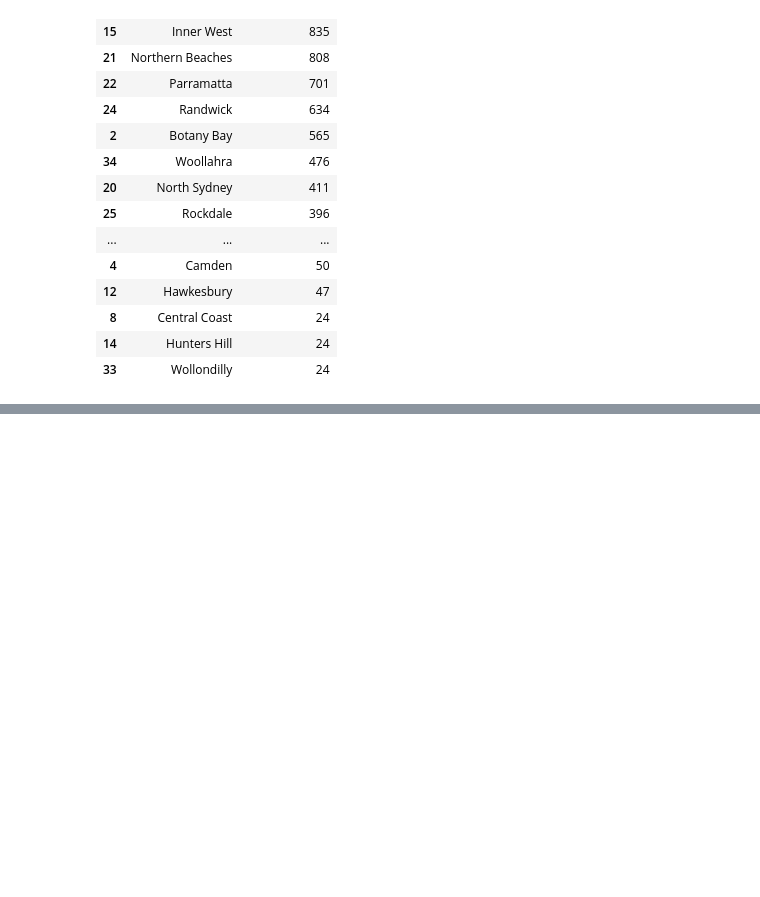
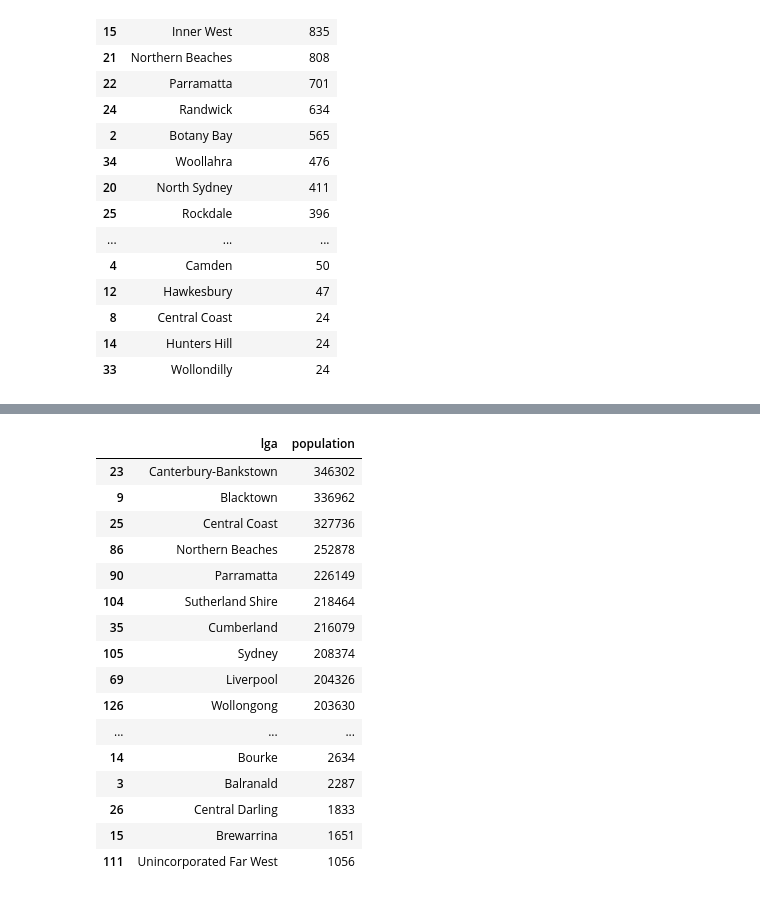
Before and after one commit to desultir/capstone, a Jupyter notebook: notebooks/rn/tweet_aggregation.ipynb, the cells around one changed output, grey strips where cells are left out. Drawn from its saved outputs; the diff is of its cells as text; code cells hidden in the pictures; blank space fills up the shorter version.

```diff
--- a/notebooks/rn/tweet_aggregation.ipynb
+++ b/notebooks/rn/tweet_aggregation.ipynb
@@ -114,0 +137,22 @@ tweeters_aggdf.sort_values(by='total_tweeters',ascending=False)
+# %%
+demographics_df = pd.read_csv('../../data/clean/2016_demographics.csv')
+demographics_df.rename(columns={'Tot_P_P_G01': 'population'}, inplace=True)
+demographics_df[['lga','population']].sort_values(by='population',ascending=False)
+# %% [output]
+|  | lga | population |
+| 23 | Canterbury-Bankstown | 346302 |
+| 9 | Blacktown | 336962 |
+| 25 | Central Coast | 327736 |
+| 86 | Northern Beaches | 252878 |
+| 90 | Parramatta | 226149 |
+| 104 | Sutherland Shire | 218464 |
+| 35 | Cumberland | 216079 |
+| 105 | Sydney | 208374 |
+| 69 | Liverpool | 204326 |
+| 126 | Wollongong | 203630 |
+| ... | ... | ... |
+| 14 | Bourke | 2634 |
+| 3 | Balranald | 2287 |
+| 26 | Central Darling | 1833 |
+| 15 | Brewarrina | 1651 |
+| 111 | Unincorporated Far West | 1056 |
```
Also changed, not shown: parts of 6 cells of this notebook.
